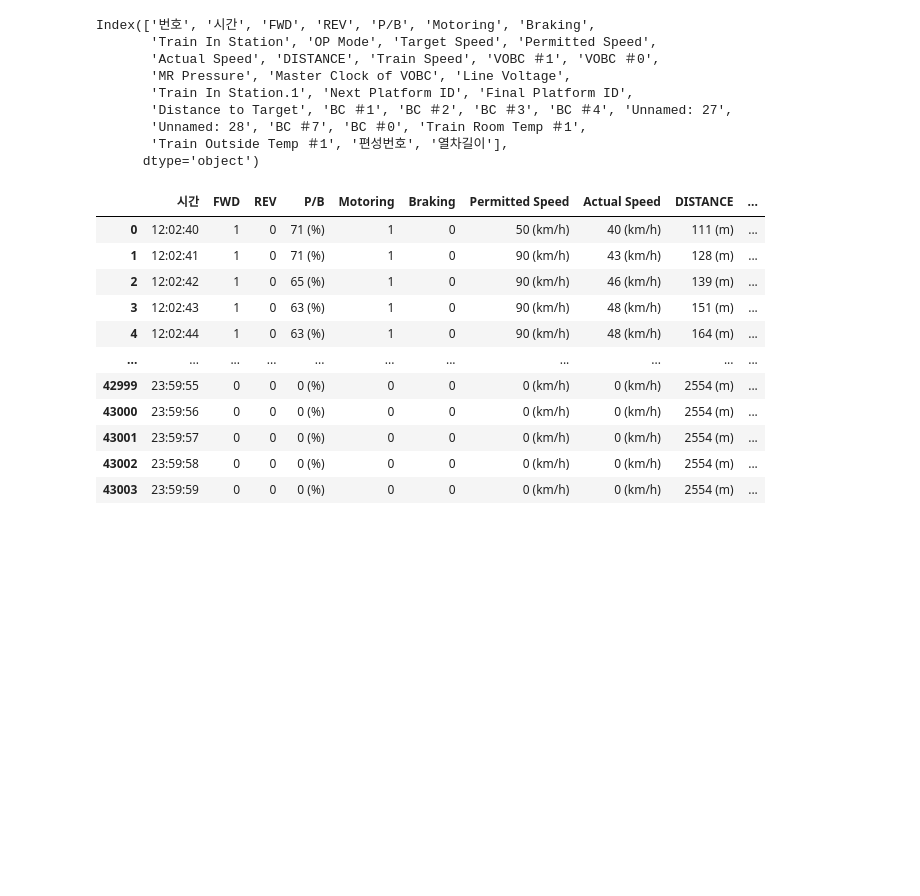
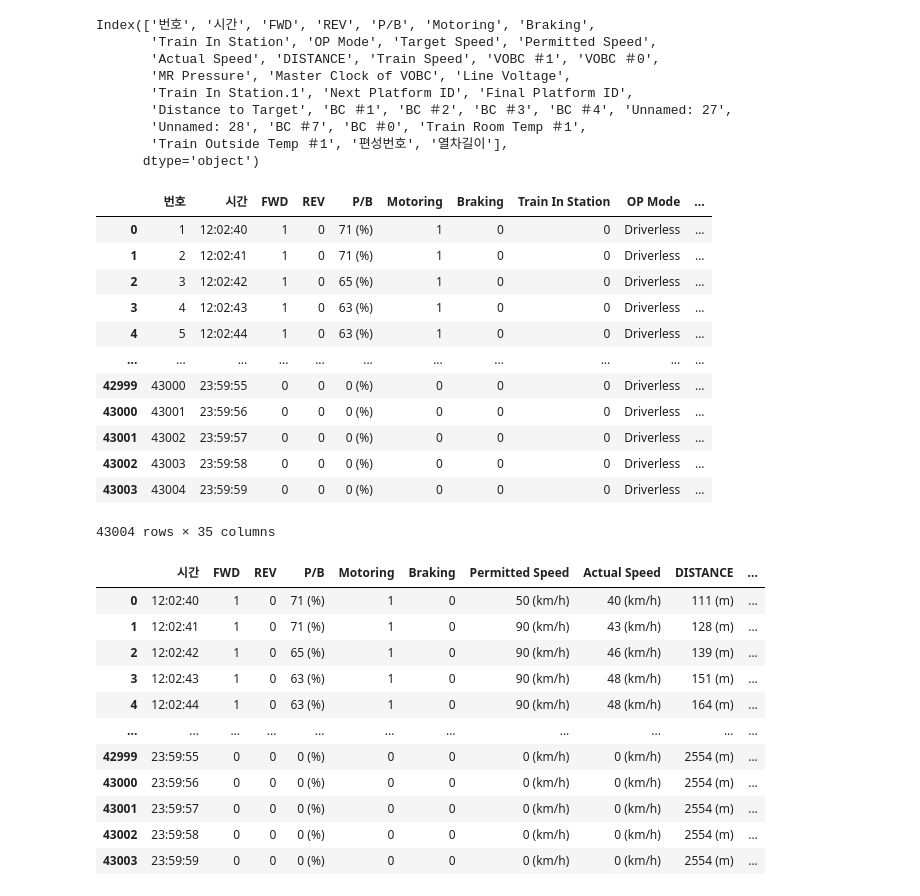
Before and after one commit to Liberatedwinner/rncTrainLSTM, a Jupyter notebook: code/Untitled.ipynb, the cells around one changed output. Cells and saved outputs as stored; diff of their text form; code cells hidden in the pictures; blank space fills up the shorter version.

```diff
--- a/code/Untitled.ipynb
+++ b/code/Untitled.ipynb
@@ -43,6 +43,22 @@ Index(['번호', '시간', 'FWD', 'REV', 'P/B', 'Motoring', 'Braking',
        'Unnamed: 28', 'BC ＃7', 'BC ＃0', 'Train Room Temp ＃1',
        'Train Outside Temp ＃1', '편성번호', '열차길이'],
       dtype='object')
+# %%
+df.rename({'P/B': 'P/B'})
+# %% [output]
+|  | 번호 | 시간 | FWD | REV | P/B | Motoring | Braking | Train In Station | OP Mode | ... |
+| 0 | 1 | 12:02:40 | 1 | 0 | 71 (%) | 1 | 0 | 0 | Driverless | ... |
+| 1 | 2 | 12:02:41 | 1 | 0 | 71 (%) | 1 | 0 | 0 | Driverless | ... |
+| 2 | 3 | 12:02:42 | 1 | 0 | 65 (%) | 1 | 0 | 0 | Driverless | ... |
+| 3 | 4 | 12:02:43 | 1 | 0 | 63 (%) | 1 | 0 | 0 | Driverless | ... |
+| 4 | 5 | 12:02:44 | 1 | 0 | 63 (%) | 1 | 0 | 0 | Driverless | ... |
+| ... | ... | ... | ... | ... | ... | ... | ... | ... | ... | ... |
+| 42999 | 43000 | 23:59:55 | 0 | 0 | 0 (%) | 0 | 0 | 0 | Driverless | ... |
+| 43000 | 43001 | 23:59:56 | 0 | 0 | 0 (%) | 0 | 0 | 0 | Driverless | ... |
+| 43001 | 43002 | 23:59:57 | 0 | 0 | 0 (%) | 0 | 0 | 0 | Driverless | ... |
+| 43002 | 43003 | 23:59:58 | 0 | 0 | 0 (%) | 0 | 0 | 0 | Driverless | ... |
+| 43003 | 43004 | 23:59:59 | 0 | 0 | 0 (%) | 0 | 0 | 0 | Driverless | ... |
+43004 rows × 35 columns
 # %%
 # for a in range(43004):
 #     if not df['Train In Station'][a] == df['Train In Station.1'][a]:
```
Also changed, not shown: 1 other file.
